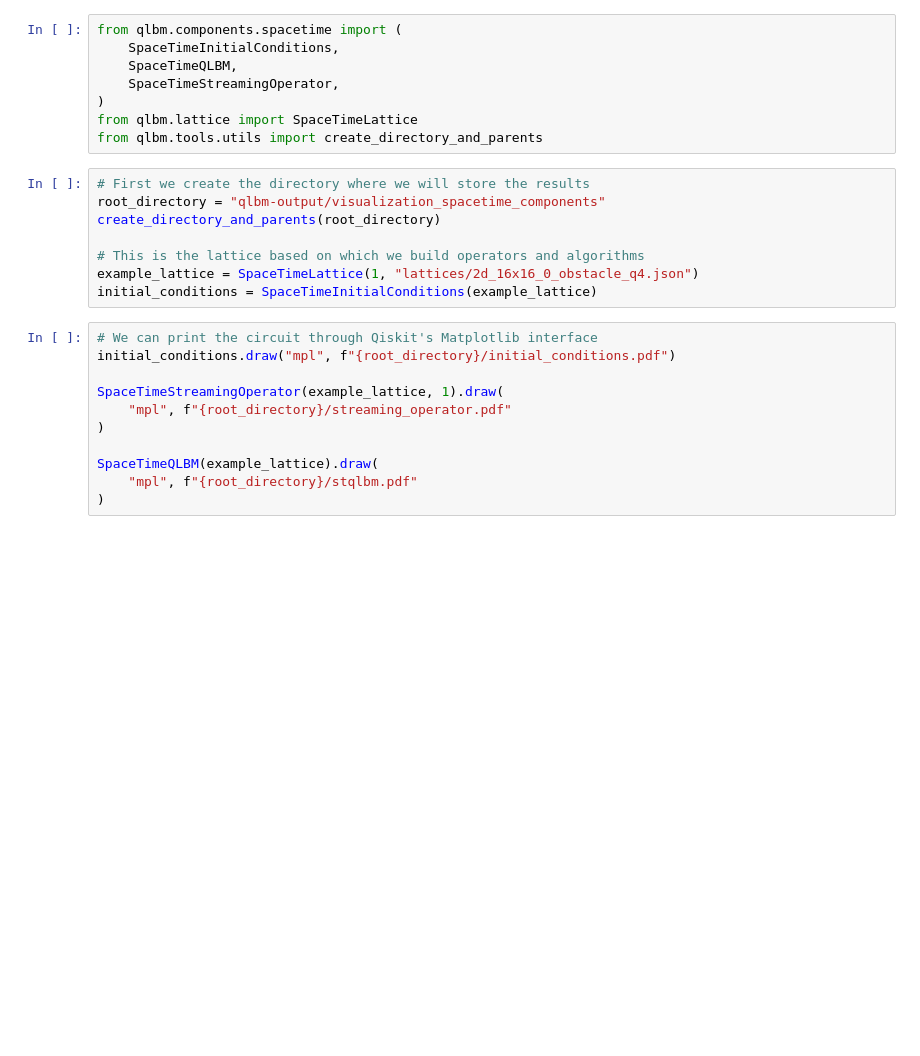
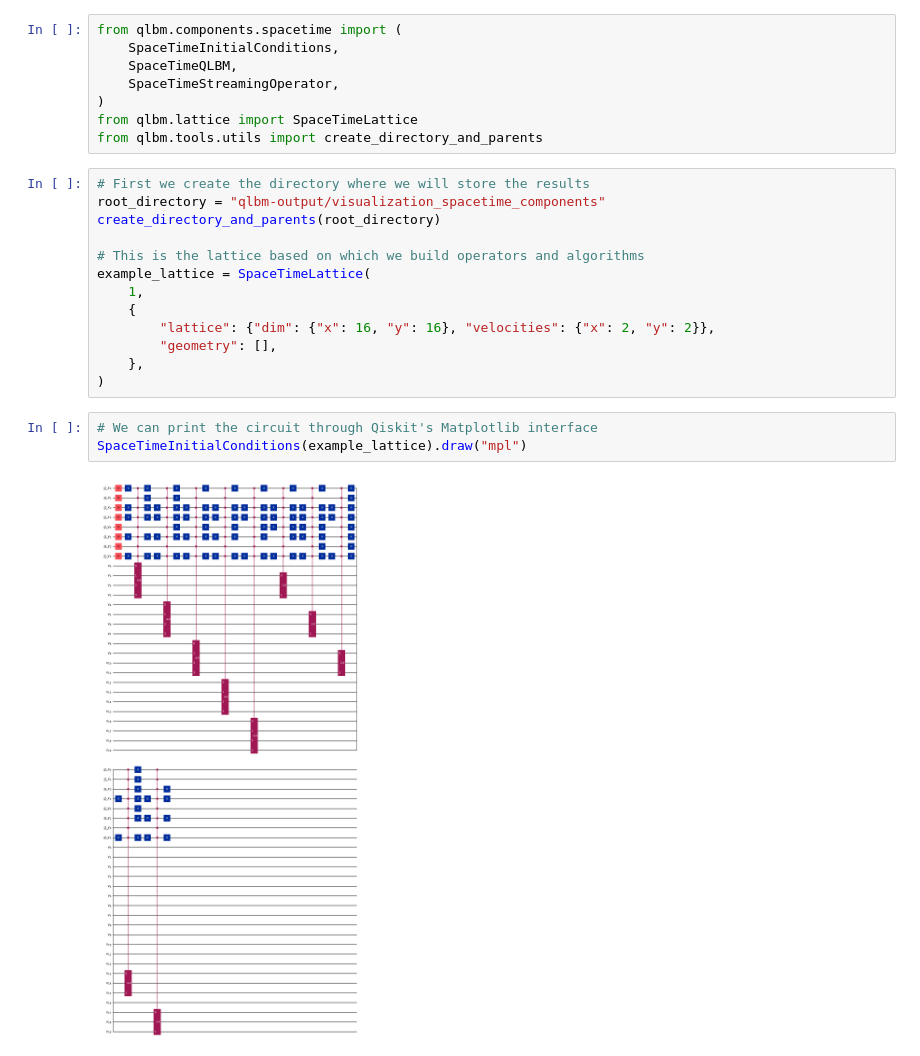
Before and after one commit to QCFD-Lab/qlbm, a Jupyter notebook: demos/visualization/spacetime_components.ipynb, the cells around one changed output. Saved outputs shown, nothing was run; the diff lists cells and outputs as text; blank space fills up the shorter version.

```diff
--- a/demos/visualization/spacetime_components.ipynb
+++ b/demos/visualization/spacetime_components.ipynb
@@ -12,16 +12,15 @@ root_directory = "qlbm-output/visualization_spacetime_components"
 create_directory_and_parents(root_directory)
 
 # This is the lattice based on which we build operators and algorithms
-example_lattice = SpaceTimeLattice(1, "lattices/2d_16x16_0_obstacle_q4.json")
-initial_conditions = SpaceTimeInitialConditions(example_lattice)
+example_lattice = SpaceTimeLattice(
+    1,
+    {
+        "lattice": {"dim": {"x": 16, "y": 16}, "velocities": {"x": 2, "y": 2}},
+        "geometry": [],
+    },
+)
 # %%
 # We can print the circuit through Qiskit's Matplotlib interface
-initial_conditions.draw("mpl", f"{root_directory}/initial_conditions.pdf")
-
-SpaceTimeStreamingOperator(example_lattice, 1).draw(
-    "mpl", f"{root_directory}/streaming_operator.pdf"
-)
-
-SpaceTimeQLBM(example_lattice).draw(
-    "mpl", f"{root_directory}/stqlbm.pdf"
-)
+SpaceTimeInitialConditions(example_lattice).draw("mpl")
+# %% [output]
+[figure, added]
```
Also changed, not shown: parts of 2 cells of this notebook, 19 other files.
